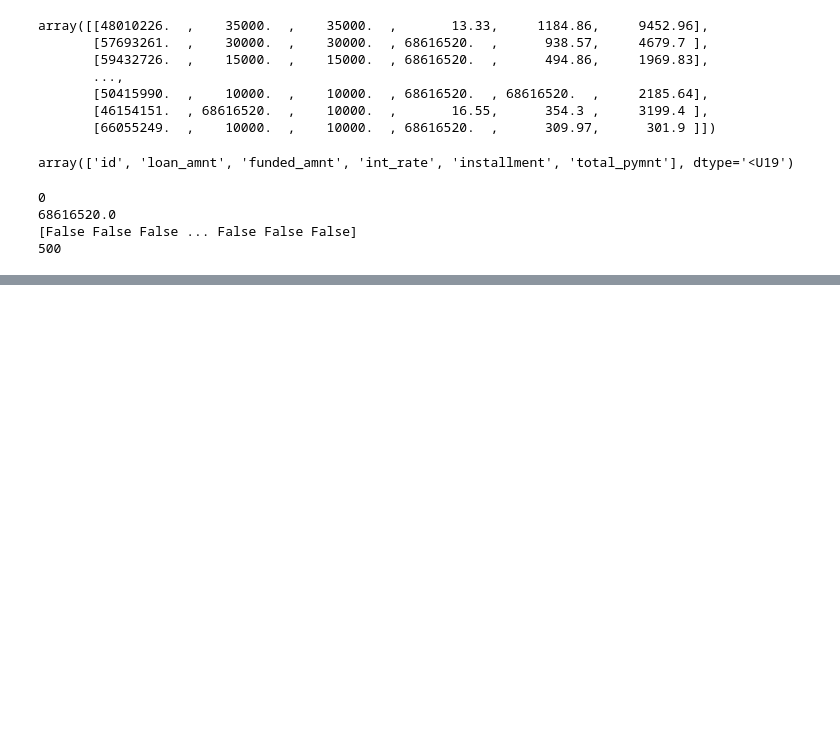
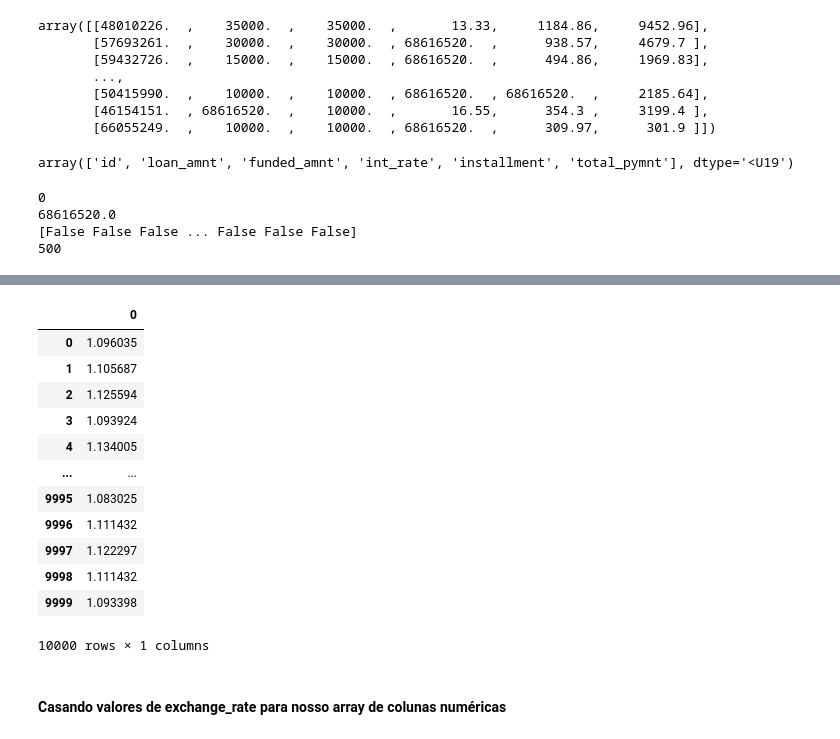
Before and after one commit to EduardoBran/Python_-_Estrutura-de-Dados-com-NumPy, a Jupyter notebook: 7.Estudo_de_Caso_-_Limpeza_e_Pre_processamento_de_Dados_com_NumPy.ipynb, the cells around one changed output, grey strips where cells are left out. Saved outputs shown, nothing was run; the diff lists cells and outputs as text; code cells hidden in the pictures; blank space fills up the shorter version.

```diff
--- a/7.Estudo_de_Caso_-_Limpeza_e_Pre_processamento_de_Dados_com_NumPy.ipynb
+++ b/7.Estudo_de_Caso_-_Limpeza_e_Pre_processamento_de_Dados_com_NumPy.ipynb
@@ -791,0 +907,23 @@ arr_numeric[:,2] = np.where(arr_numeric[:,2] == valor_coringa, arr_stats[0, colu
+# %%
+# Onde a taxa de câmbio estiver com zero substituímos pela média
+exchange_rate = np.where(exchange_rate == 0, np.mean(dados_cot), exchange_rate)
+# %%
+# Convertendo o dataset para um DataFrame do Pandas 2 (visualizando dados carregados como string)
+df_exchange_rate = pd.DataFrame(exchange_rate)
+df_exchange_rate
+# %% [output]
+|  | 0 |
+| 0 | 1.096035 |
+| 1 | 1.105687 |
+| 2 | 1.125594 |
+| 3 | 1.093924 |
+| 4 | 1.134005 |
+| ... | ... |
+| 9995 | 1.083025 |
+| 9996 | 1.111432 |
+| 9997 | 1.122297 |
+| 9998 | 1.111432 |
+| 9999 | 1.093398 |
+10000 rows × 1 columns
+# %% [markdown]
+#### Casando valores de exchange_rate para nosso array de colunas numéricas
```
Also changed, not shown: parts of 45 cells of this notebook, 1 other file.
